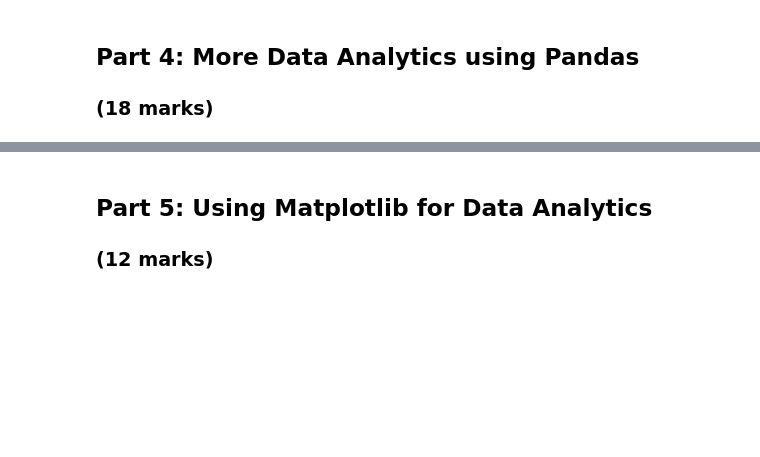
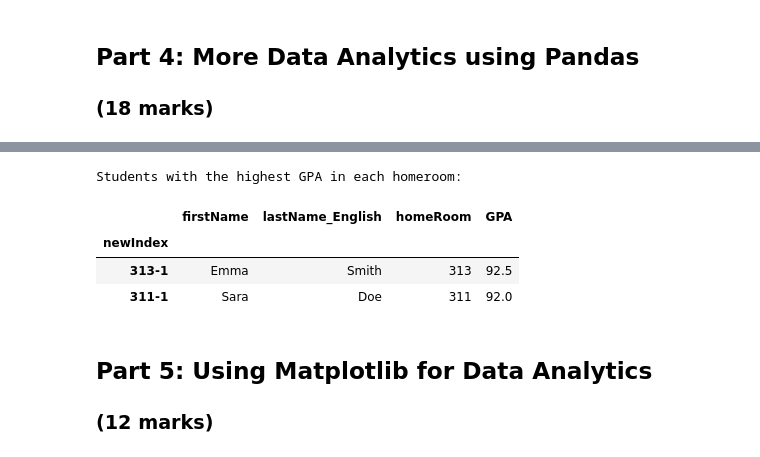
Before and after one commit to prabjotsanghera/ENGG680_2025_Fall, a Jupyter notebook: Lab_Assignment1/StudentGradeManagementSystem.ipynb, the cells around one changed output, grey strips where cells are left out. Cells and saved outputs as stored; diff of their text form; code cells hidden in the pictures; blank space fills up the shorter version.

```diff
--- a/Lab_Assignment1/StudentGradeManagementSystem.ipynb
+++ b/Lab_Assignment1/StudentGradeManagementSystem.ipynb
@@ -529,7 +648,21 @@ print(df_studentsGPASorted_homeroom)
 # %%
 # Given df_studentsGPASorted_homeroom, please find and print the students with the highest GPA in each homeroom using the .loc method.
 # (2 marks)
-#
+# Find the index of the first occurrence of each homeroom (which is the highest GPA due to sorting)
+top_students_index = df_studentsGPASorted_homeroom.groupby('homeRoom').head(1).index
+
+# Use .loc to select these rows
+top_students_each_homeroom = df_studentsGPASorted_homeroom.loc[top_students_index]
+
+# Print the result
+print("Students with the highest GPA in each homeroom:")
+display(top_students_each_homeroom[['firstName', 'lastName_English', 'homeRoom', 'GPA']])
+# %% [output]
+Students with the highest GPA in each homeroom:
+|  | firstName | lastName_English | homeRoom | GPA |
+| newIndex |  |  |  |  |
+| 313-1 | Emma | Smith | 313 | 92.5 |
+| 311-1 | Sara | Doe | 311 | 92.0 |
 # %% [markdown]
 ## Part 5: Using Matplotlib for Data Analytics
 ### (12 marks)
```
Also changed, not shown: parts of 12 cells of this notebook.
